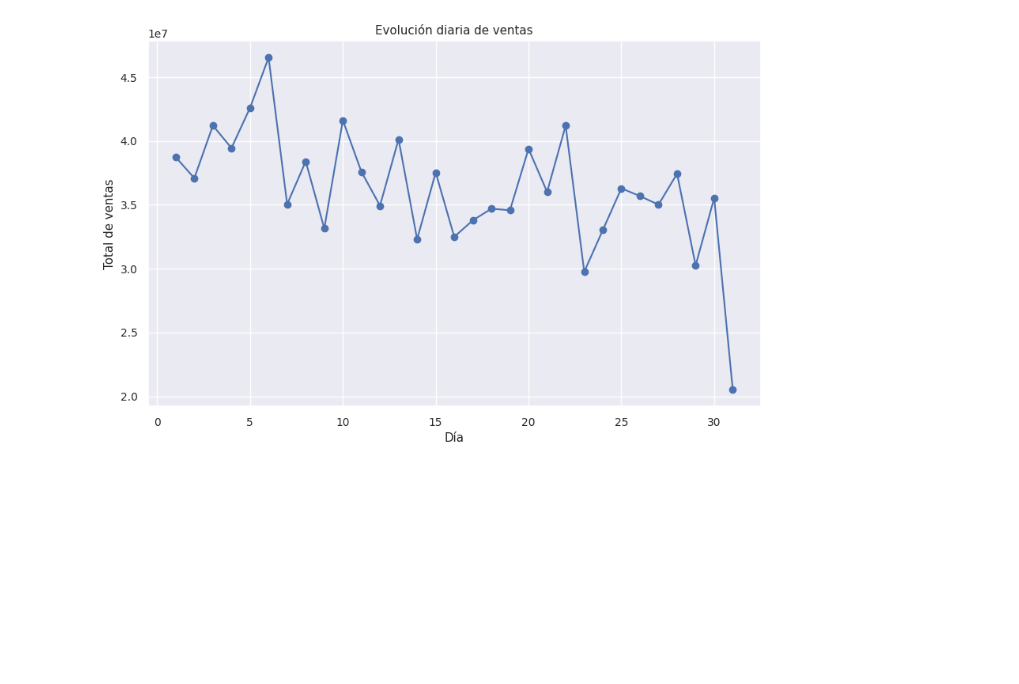
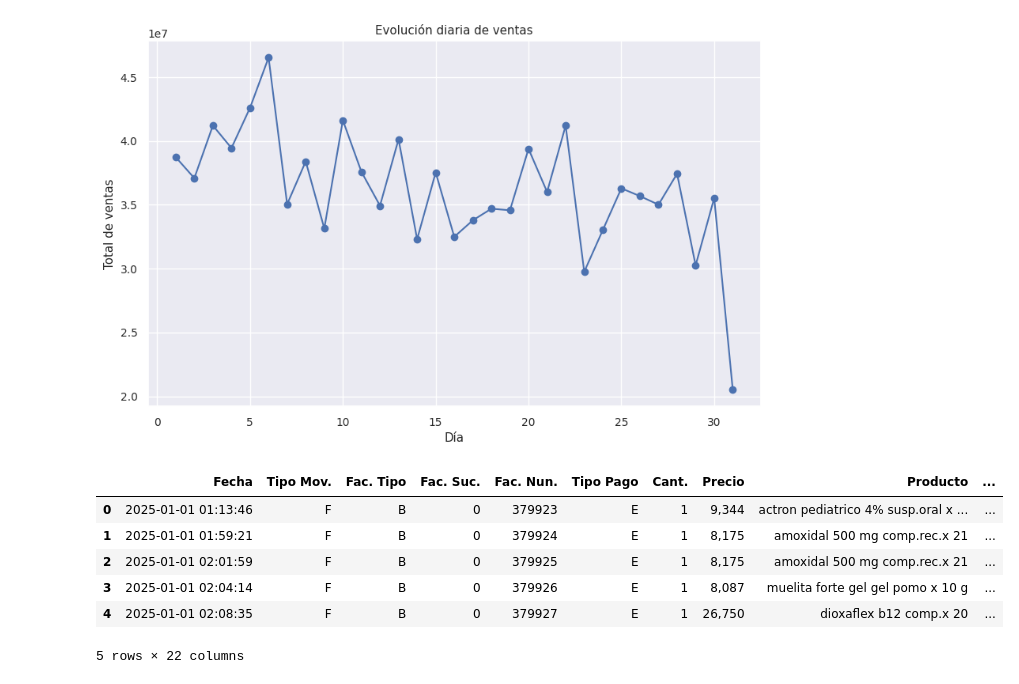
Before and after one commit to 4GeeksAcademy/sp-ml-20-final-project-g2, a Jupyter notebook: src/eda-guillermo.ipynb, the cells around one changed output. Cells and saved outputs as stored; diff of their text form; code cells hidden in the pictures; blank space fills up the shorter version.

```diff
--- a/src/eda-guillermo.ipynb
+++ b/src/eda-guillermo.ipynb
@@ -1109,3 +1099,13 @@ plt.grid(True)
 plt.show()
 # %% [output]
 [figure]
+# %%
+df.head(5)
+# %% [output]
+|  | Fecha | Tipo Mov. | Fac. Tipo | Fac. Suc. | Fac. Nun. | Tipo Pago | Cant. | Precio | Producto | ... |
+| 0 | 2025-01-01 01:13:46 | F | B | 0 | 379923 | E | 1 | 9,344 | actron pediatrico 4% susp.oral x ... | ... |
+| 1 | 2025-01-01 01:59:21 | F | B | 0 | 379924 | E | 1 | 8,175 | amoxidal 500 mg comp.rec.x 21 | ... |
+| 2 | 2025-01-01 02:01:59 | F | B | 0 | 379925 | E | 1 | 8,175 | amoxidal 500 mg comp.rec.x 21 | ... |
+| 3 | 2025-01-01 02:04:14 | F | B | 0 | 379926 | E | 1 | 8,087 | muelita forte gel gel pomo x 10 g | ... |
+| 4 | 2025-01-01 02:08:35 | F | B | 0 | 379927 | E | 1 | 26,750 | dioxaflex b12 comp.x 20 | ... |
+5 rows × 22 columns
```
Also changed, not shown: parts of 5 cells of this notebook, 5 other files.
